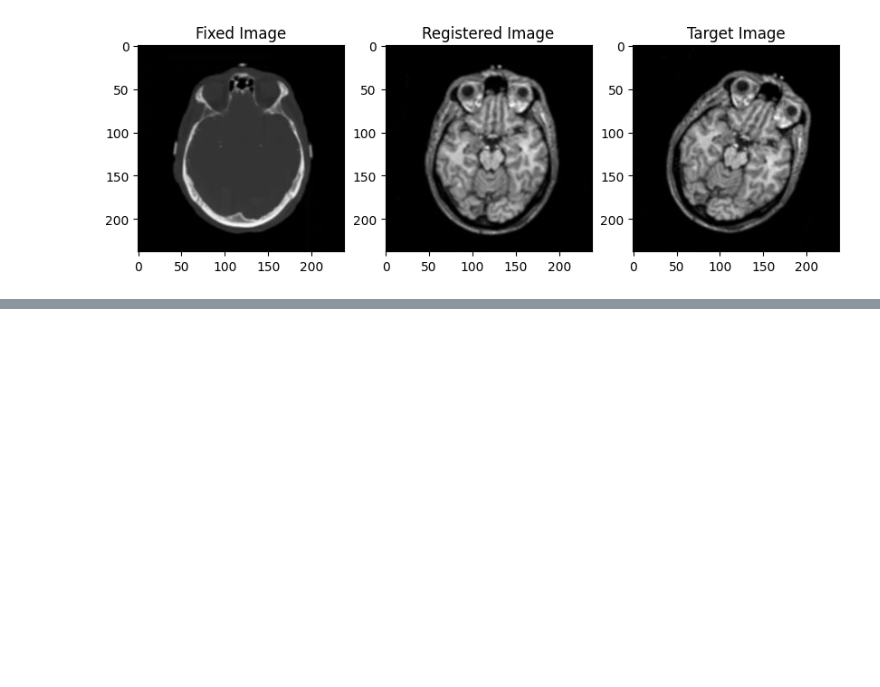
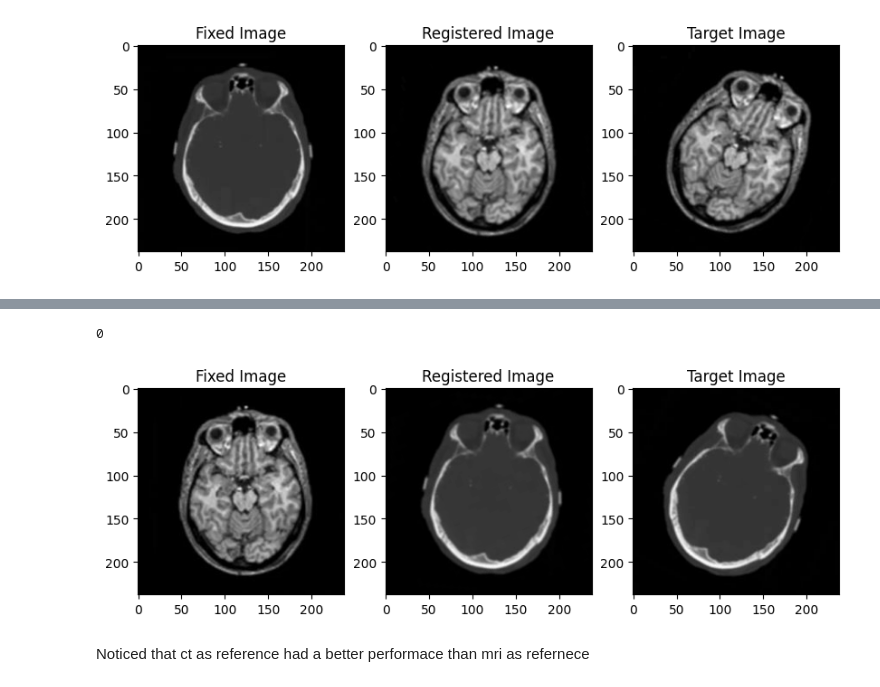
Before and after one commit to mujehoxe/image-registration, a Jupyter notebook: image_registration.ipynb, the cells around one changed output, grey strips where cells are left out. Saved outputs shown, nothing was run; the diff lists cells and outputs as text; code cells hidden in the pictures; blank space fills up the shorter version.

```diff
--- a/image_registration.ipynb
+++ b/image_registration.ipynb
@@ -223,0 +224,7 @@ plt.show()
+# %%
+target = sitk.ReadImage('drive/MyDrive/Colab Notebooks/ct_rotated.jpg')
+target = sitk.GetImageFromArray(sitk.GetArrayFromImage(target)[...,0])
+target = sitk.Cast(target, sitk.sitkFloat32)
+reference = sitk.ReadImage('drive/MyDrive/Colab Notebooks/mri_removed_dots.jpg')
+reference = sitk.GetImageFromArray(sitk.GetArrayFromImage(reference)[...,0])
+reference = sitk.Cast(reference, sitk.sitkFloat32)
@@ -223,0 +236,9 @@ plt.show()
+# %%
+mi_values = []
+
+def plot_mi(registration_method):
+    mi_values.append(registration_method.GetMetricValue())
+
+registration_method.AddCommand(sitk.sitkIterationEvent, lambda: plot_mi(registration_method))
+# %% [output]
+0
@@ -223,0 +258,17 @@ plt.show()
+# %%
+resampler = sitk.ResampleImageFilter()
+resampler.SetReferenceImage(reference)
+resampler.SetTransform(final_transform)
+resampled_image = resampler.Execute(target)
+# %%
+resampled_array = sitk.GetArrayFromImage(resampled_image)
+
+plt.figure(figsize=(10,5))
+plt.subplot(1,3,1), plt.title('Fixed Image'), plt.imshow(sitk.GetArrayFromImage(reference), cmap='gray')
+plt.subplot(1,3,2), plt.title('Registered Image'), plt.imshow(resampled_array, cmap='gray')
+plt.subplot(1,3,3), plt.title('Target Image'), plt.imshow(sitk.GetArrayFromImage(target), cmap='gray')
+plt.show()
+# %% [output]
+[figure, added]
+# %% [markdown]
+Noticed that ct as reference had a better performace than mri as refernece
```
Also changed, not shown: parts of 7 cells of this notebook.
